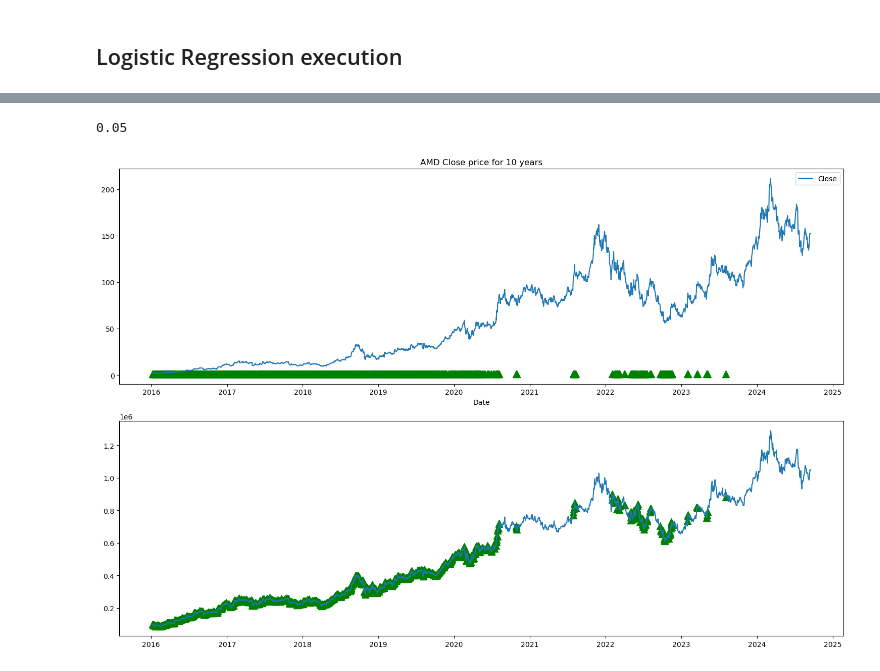
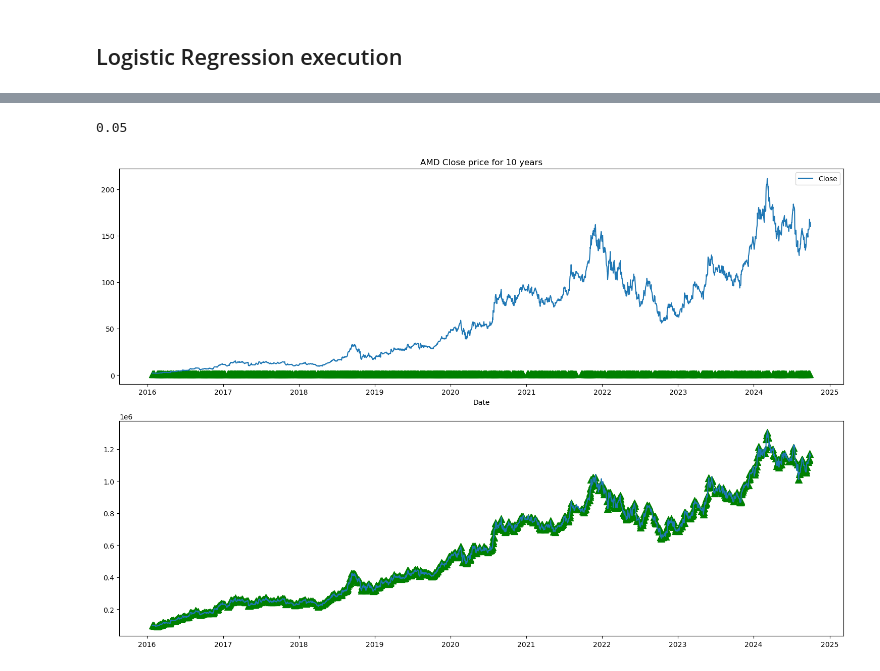
Before and after one commit to Jerryson520/Multi-Machine-Learning-Strategy-and-Backtesting, a Jupyter notebook: Exploration_notebooks/Backtesting_Framework.ipynb, the cells around one changed output, grey strips where cells are left out. Saved outputs shown, nothing was run; the diff lists cells and outputs as text; code cells hidden in the pictures.

```diff
--- a/Exploration_notebooks/Backtesting_Framework.ipynb
+++ b/Exploration_notebooks/Backtesting_Framework.ipynb
@@ -882,13 +853,13 @@ pickle.dump(clf, open(filename, 'wb'))
 # %%
 from sklearn.metrics import roc_curve, auc
 
+X_dev_scaled = ss.fit_transform(X_dev_df)
+X_test_scaled = ss.transform(X_test_df)
 
-pred_prob = clf.predict_proba(X_train_scaled)
-# Assuming pred_prob contains the predicted probabilities for the positive class
-y_score = pred_prob[:, 1]
-
-# Calculate false positive rate, true positive rate, and thresholds
-fpr, tpr, thresholds = roc_curve(y_train_df, y_score)
+# clf.fit(X_dev_scaled, y_dev_df)
+y_score = clf.predict_proba(X_test_scaled)[:, 1]
+fpr, tpr, thresholds = roc_curve(y_test_df, y_score)
+# print(f"Test auroc socre is {auc(fpr, tpr)}")
 
 # Calculate the AUC
 roc_auc = auc(fpr, tpr)
@@ -1679,2 +1466,22 @@ Annualized Return: 7.95%
 # %% [markdown]
 ## Logistic Regression execution
+# %%
+def add_factors2(bars):
+    bars['rsi'] = rsi(bars['Close'], 14)
+    bars['rsi_cat'] = rsi_cat(bars['Close'], 14)
+
+    bars['return'] = bars['Close'].pct_change()
+    bars['log_return'] = np.log(bars['Close'].pct_change()+1)
+
+    bars['volume_change'] = bars['Volume'].pct_change()
+    bars['volume_sqrt'] = bars['Volume'].apply(lambda x: np.sqrt(x))
+
+    bars['MA5'] = bars['Close'].rolling(window=5).mean()
+    bars['MA10'] = bars['Close'].rolling(window=10).mean()
+
+    bars['EMA12'] = bars['Close'].ewm(span=12, adjust=False).mean()
+    bars['EMA26'] = bars['Close'].ewm(span=26, adjust=False).mean()
+    bars['MACD'] = bars['EMA26'] - bars['EMA12']
+    bars['Signal_Line'] = bars['MACD'].ewm(span=9, adjust=False).mean()
+
+    return bars
@@ -1719,10 +1550,14 @@ if __name__ == "__main__":
     bars = data_loader.fetch_historical_data(symbol, start_date=start_date)
 
 
-    period = 3
-    full_data = bars.copy()
-    feature_lst = ['Open', 'High', 'Low', 'Close', 'Volume']
-    full_data[feature_lst] = full_data[feature_lst].rolling(period).mean()
+    period = 14
+    full_data = bars.copy()[['Close', 'Volume']]
+    # feature_lst = ['Open', 'High', 'Low', 'Close', 'Volume']
+    # full_data[feature_lst] = full_data[feature_lst].rolling(period).mean()
+    # full_data.dropna(inplace=True)
+
+
+    full_data = add_factors2(full_data)
     full_data.dropna(inplace=True)
 #     full_data = pd.DataFrame()
 #     full_data.index = bars.index
@@ -1734,6 +1569,7 @@ if __name__ == "__main__":
 #     full_data.dropna(inplace=True)
 
     clf_pred = pickle.load(open(filename, 'rb'))
+    threshold = 0.42
     lgr = LogisticRegressionStrategy(threshold, symbol, full_data, clf_pred)
     signals = lgr.generate_signals()
 
@@ -1756,33 +1592,33 @@ if __name__ == "__main__":
     ax[0].scatter(
         signals[signals["signal"] == -1.0].index,
         signals[signals["signal"] == -1.0],
         100,
         c="red",
         marker="v",
     )
     ax[0].legend()
     ax[0].set_title(
         f"{symbol} Close price for 10 years"
     )
     ax[0].set_xlabel("Date")
 
     ax[1].plot(returns["equity"])
     ax[1].scatter(
         returns[signals["signal"] == 1.0].index,
         returns["equity"][signals["signal"] == 1.0],
         s=100,
         c="green",
         marker="^",
     )
     ax[1].scatter(
         returns[signals["signal"] == -1.0].index,
         returns["equity"][signals["signal"] == -1.0],
         s=100,
         c="red",
         marker="v",
     )
 # %% [output]
 0.05
-[figure, old version]
+[figure, new version]
 # %%
 portfolio.generate_positions()
```
Also changed, not shown: parts of 61 cells of this notebook, 1 other file.
